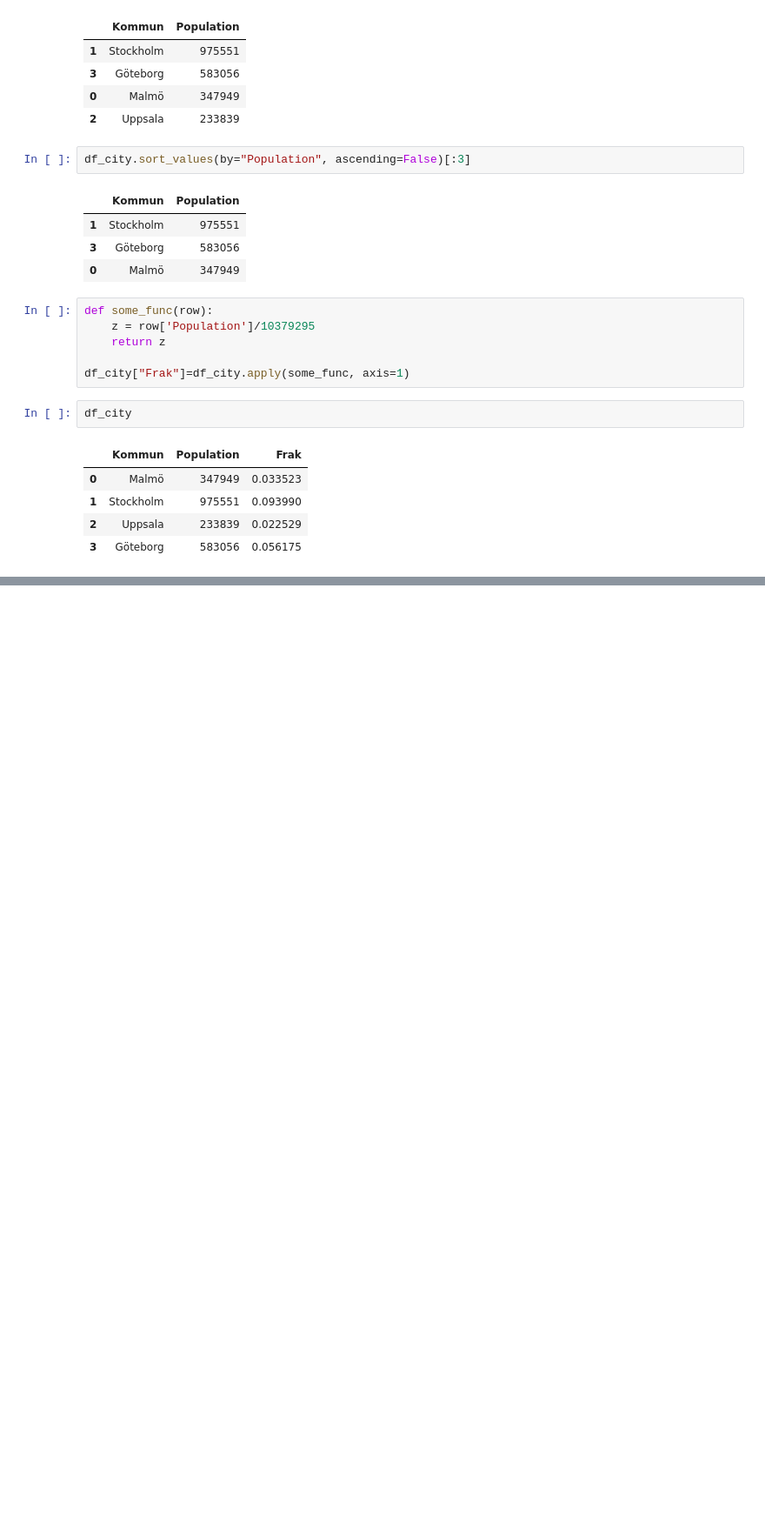
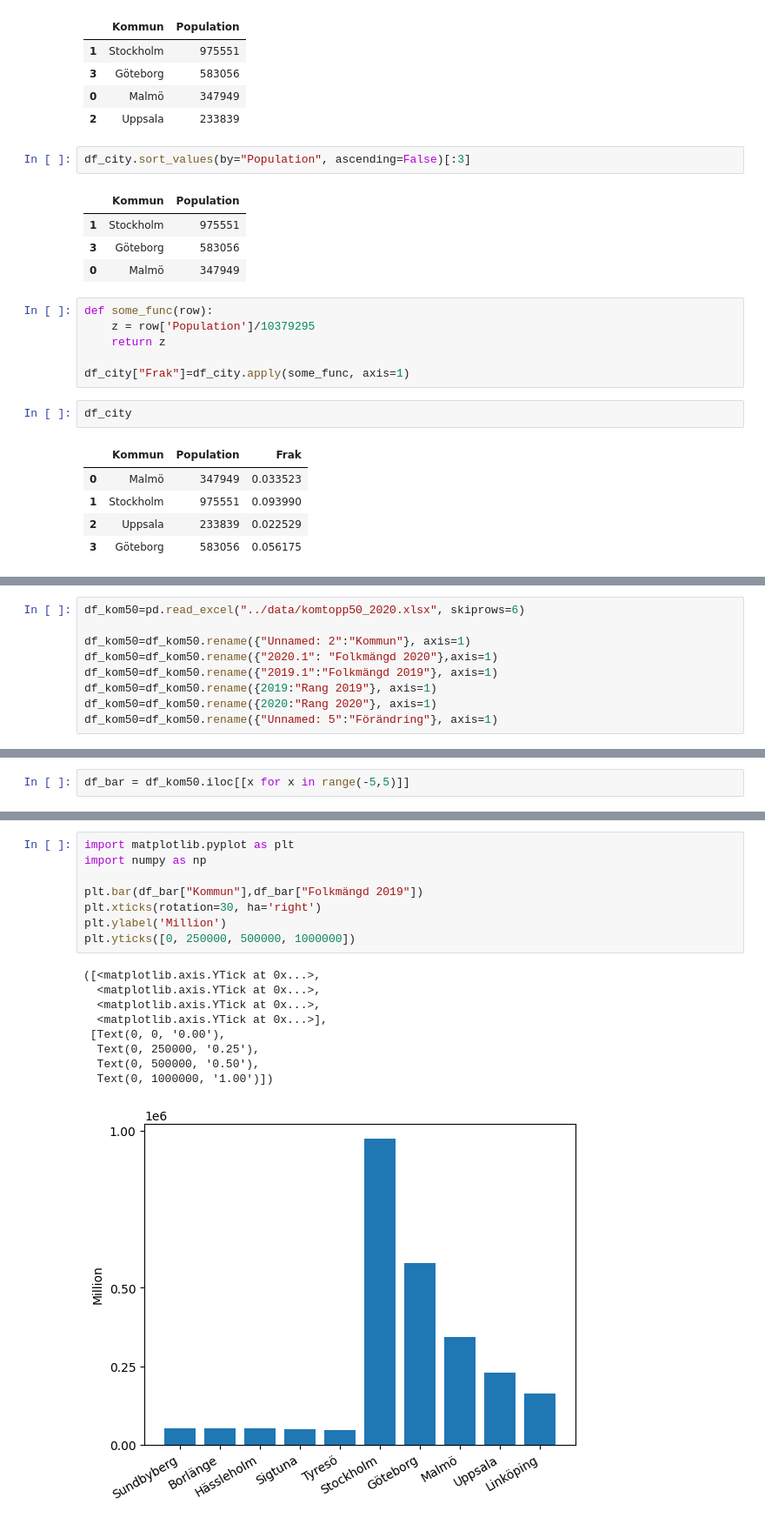
Before and after one commit to danlundh67/Python-Dan-Lund-OPA23, a Jupyter notebook: exercises/1_panda.ipynb, the cells around one changed output, grey strips where cells are left out. Shown: that part at 87% size. Cells and saved outputs as stored; diff of their text form; blank space fills up the shorter version.

```diff
--- a/exercises/1_panda.ipynb
+++ b/exercises/1_panda.ipynb
@@ -65,0 +92,9 @@ df_city
+# %%
+df_kom50=pd.read_excel("../data/komtopp50_2020.xlsx", skiprows=6)
+
+df_kom50=df_kom50.rename({"Unnamed: 2":"Kommun"}, axis=1)
+df_kom50=df_kom50.rename({"2020.1": "Folkmängd 2020"},axis=1)
+df_kom50=df_kom50.rename({"2019.1":"Folkmängd 2019"}, axis=1)
+df_kom50=df_kom50.rename({2019:"Rang 2019"}, axis=1)
+df_kom50=df_kom50.rename({2020:"Rang 2020"}, axis=1)
+df_kom50=df_kom50.rename({"Unnamed: 5":"Förändring"}, axis=1)
@@ -65,0 +179,2 @@ df_city
+# %%
+df_bar = df_kom50.iloc[[x for x in range(-5,5)]]
@@ -65,0 +195,18 @@ df_city
+# %%
+import matplotlib.pyplot as plt
+import numpy as np
+
+plt.bar(df_bar["Kommun"],df_bar["Folkmängd 2019"])
+plt.xticks(rotation=30, ha='right')
+plt.ylabel('Million')
+plt.yticks([0, 250000, 500000, 1000000])
+# %% [output]
+([<matplotlib.axis.YTick at 0x...>,
+  <matplotlib.axis.YTick at 0x...>,
+  <matplotlib.axis.YTick at 0x...>,
+  <matplotlib.axis.YTick at 0x...>],
+ [Text(0, 0, '0.00'),
+  Text(0, 250000, '0.25'),
+  Text(0, 500000, '0.50'),
+  Text(0, 1000000, '1.00')])
+[figure, added]
```
Also changed, not shown: parts of 8 cells of this notebook, 1 other file.
